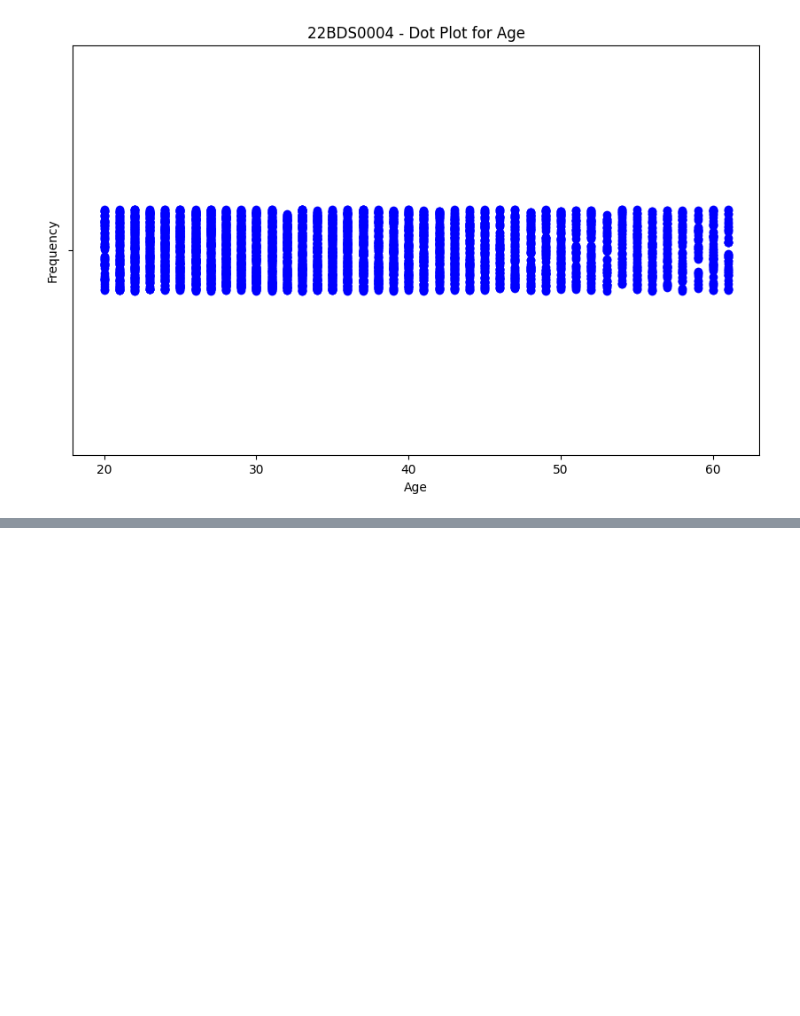
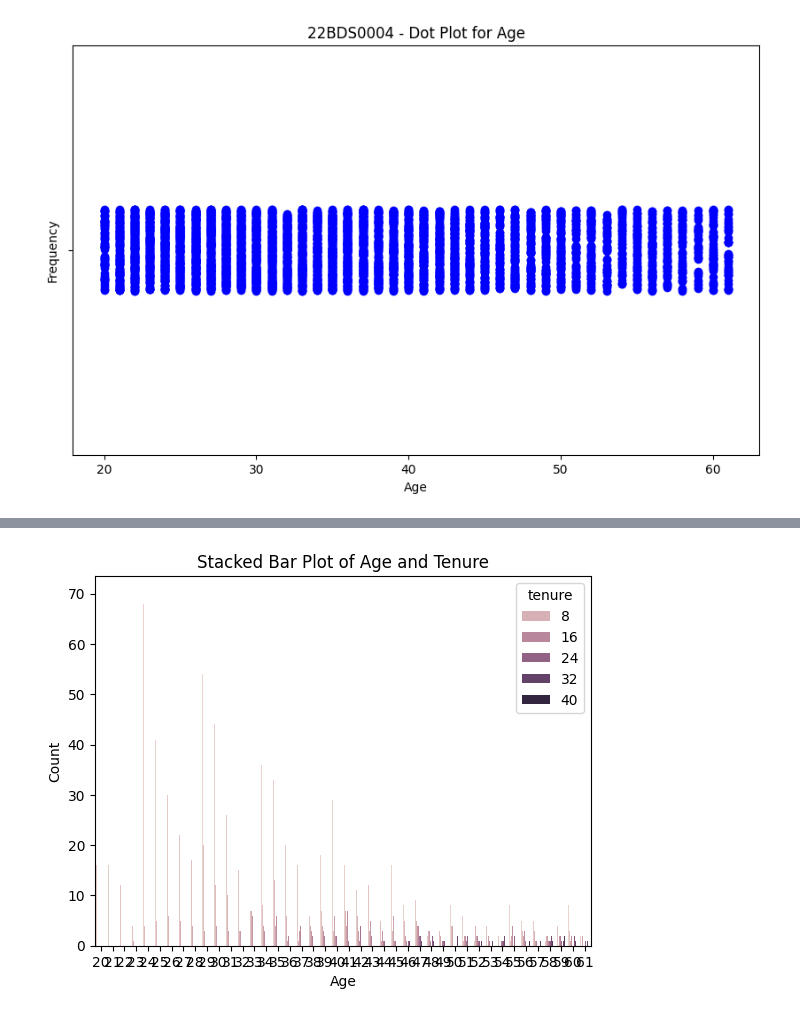
Before and after one commit to pragyaarya333/EDA_DA, a Jupyter notebook: DA_EDA.ipynb, the cells around one changed output, grey strips where cells are left out. Cells and saved outputs as stored; diff of their text form; code cells hidden in the pictures; blank space fills up the shorter version.

```diff
--- a/DA_EDA.ipynb
+++ b/DA_EDA.ipynb
@@ -602,0 +653,12 @@ plt.show()
+# %%
+#Stacked Bar Plot using seaborn
+import seaborn as sns
+
+# Stacked bar plot using ggplot-style seaborn
+sns.countplot(x='age', hue='tenure', data=data)
+plt.title('Stacked Bar Plot of Age and Tenure')
+plt.xlabel('Age')
+plt.ylabel('Count')
+plt.show()
+# %% [output]
+[figure, added]
```
Also changed, not shown: parts of 15 cells of this notebook.
